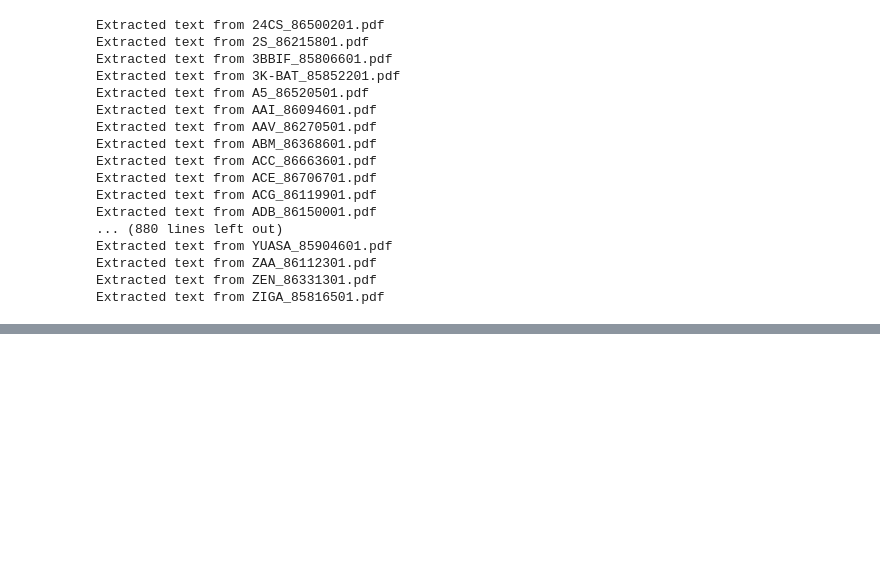
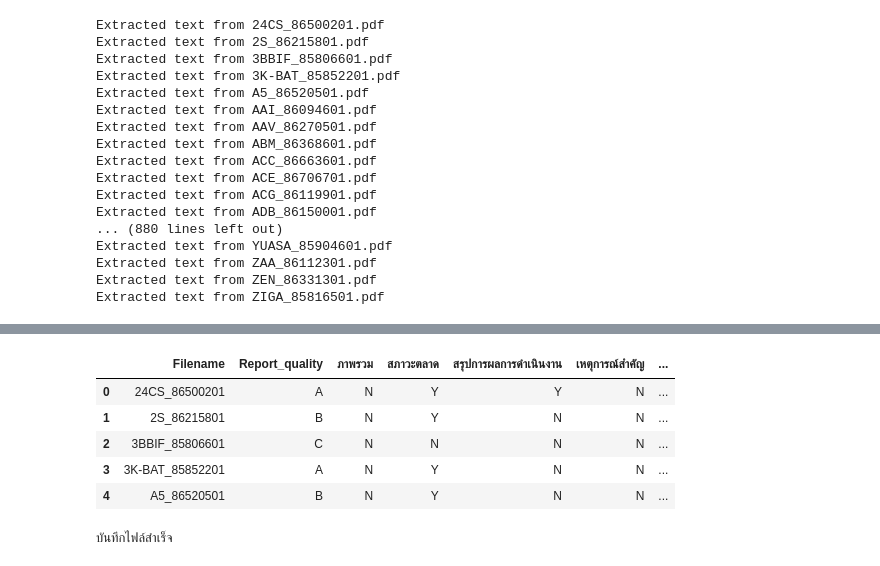
Before and after one commit to Kyaputan/Lab3-Machine-Learning, a Jupyter notebook: NLP/ex02/MD&A Disclosure Quality.ipynb, the cells around one changed output, grey strips where cells are left out. Drawn from its saved outputs; the diff is of its cells as text; code cells hidden in the pictures; blank space fills up the shorter version.

Commit message:
MD&A Disclosure Quality NLP

```diff
--- a/NLP/ex02/MD&A Disclosure Quality.ipynb
+++ b/NLP/ex02/MD&A Disclosure Quality.ipynb
@@ -86,0 +134,35 @@ create_csv_from_txt(folder_path, output_csv_path)
+# %%
+df.drop(["content"], axis = 1, inplace=True)
+# %%
+def calculate_report_quality(row):
+    count_y = sum(1 for value in row[1:] if value == 'Y')
+    if count_y >= 4:
+        return 'A'
+    elif count_y < 2:
+        return 'C'
+    else:
+        return 'B'
+
+df['Filename'] = df['Filename'].str.replace('.txt', '', regex=False)
+
+df['Report_quality'] = df.apply(calculate_report_quality, axis=1)
+
+df = df[['Filename', 'Report_quality'] + [col for col in df.columns if col not in ['Filename', 'Report_quality']]]
+df = df.sort_values(by='Filename')
+# %%
+df.head()
+# %% [output]
+|  | Filename | Report_quality | ภาพรวม | สภาวะตลาด | สรุปการผลการดำเนินงาน | เหตุการณ์สำคัญ | ... |
+| 0 | 24CS_86500201 | A | N | Y | Y | N | ... |
+| 1 | 2S_86215801 | B | N | Y | N | N | ... |
+| 2 | 3BBIF_85806601 | C | N | N | N | N | ... |
+| 3 | 3K-BAT_85852201 | A | N | Y | N | N | ... |
+| 4 | A5_86520501 | B | N | Y | N | N | ... |
+# %%
+try:
+    df.to_csv('classified_with_quality.csv', index=False, encoding='utf-8-sig')
+    print("บันทึกไฟล์สำเร็จ")
+except Exception as e:
+    print(f"เกิดข้อผิดพลาดในการบันทึกไฟล์: {str(e)}")
+# %% [output]
+บันทึกไฟล์สำเร็จ
```
Also changed, not shown: parts of 4 cells of this notebook.
